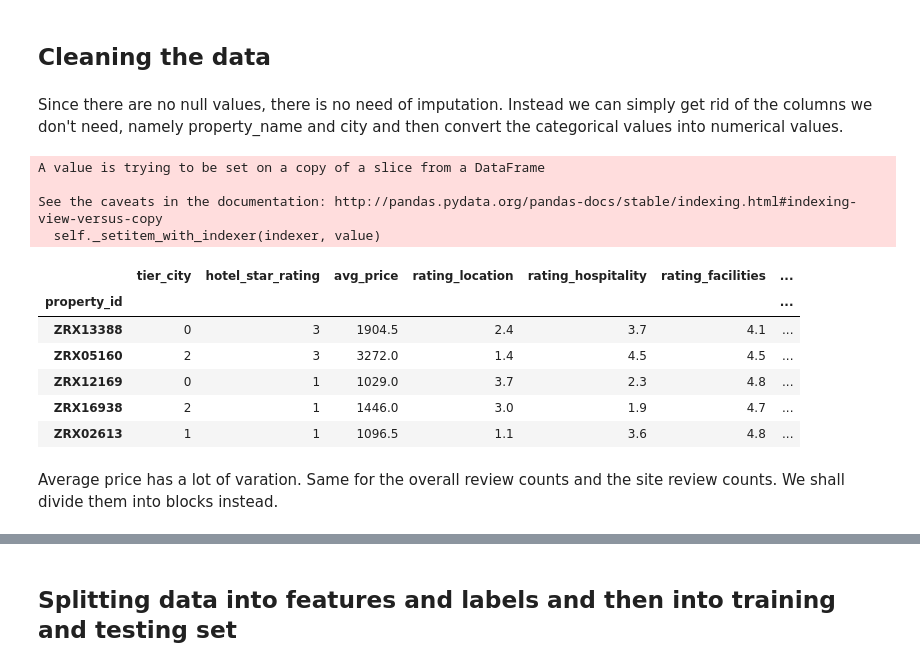
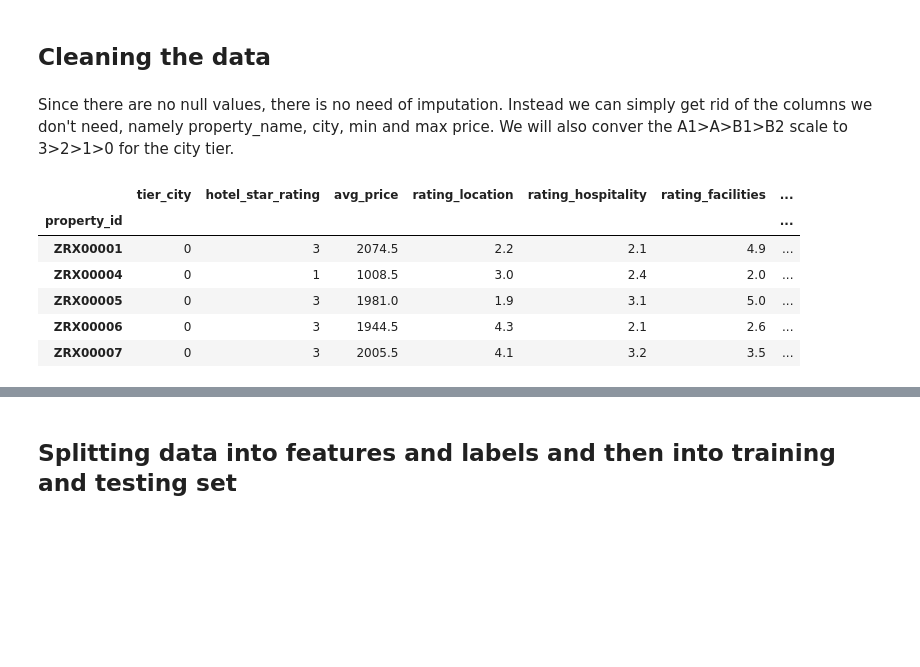
Before and after one commit to akashsara/chakravyuha18, a Jupyter notebook: CK.ipynb, the cells around one changed output, grey strips where cells are left out. Drawn from its saved outputs; the diff is of its cells as text; code cells hidden in the pictures; blank space fills up the shorter version.

```diff
--- a/CK.ipynb
+++ b/CK.ipynb
@@ -111,31 +129,24 @@ Name: value_segment, dtype: int64
 # %% [markdown]
 ## Cleaning the data
 # %% [markdown]
-Since there are no null values, there is no need of imputation. Instead we can simply get rid of the columns we don't need, namely property_name and city and then convert the categorical values into numerical values.
+Since there are no null values, there is no need of imputation. Instead we can simply get rid of the columns we don't need, namely property_name, city, min and max price. We will also conver the A1>A>B1>B2 scale to 3>2>1>0 for the city tier.
 # %%
 # For easier cleaning
 data_cleaner = [data_raw, data_validate]
 # %%
 for dataset in data_cleaner:
-    dataset['tier_city'].loc[dataset['tier_city'] == 'B2'] = 0
-    dataset['tier_city'].loc[dataset['tier_city'] == 'B1'] = 1
-    dataset['tier_city'].loc[dataset['tier_city'] == 'A'] = 2
-    dataset['tier_city'].loc[dataset['tier_city'] == 'A1'] = 3
+    dataset['tier_city'].replace('B2', 0, inplace=True)
+    dataset['tier_city'].replace('B1', 1, inplace=True)
+    dataset['tier_city'].replace('A', 2, inplace=True)
+    dataset['tier_city'].replace('A1', 3, inplace=True)
     dataset.drop(['property_name', 'city', 'min_price', 'max_price'], axis=1, inplace=True)
-# %% [output]
-A value is trying to be set on a copy of a slice from a DataFrame
-
-See the caveats in the documentation: http://pandas.pydata.org/pandas-docs/stable/indexing.html#indexing-view-versus-copy
-  self._setitem_with_indexer(indexer, value)
 # %%
-data_cleaner[0].sample(5)
+data_cleaner[0].head()
 # %% [output]
 |  | tier_city | hotel_star_rating | avg_price | rating_location | rating_hospitality | rating_facilities | ... |
 | property_id |  |  |  |  |  |  | ... |
-| ZRX13388 | 0 | 3 | 1904.5 | 2.4 | 3.7 | 4.1 | ... |
-| ZRX05160 | 2 | 3 | 3272.0 | 1.4 | 4.5 | 4.5 | ... |
-| ZRX12169 | 0 | 1 | 1029.0 | 3.7 | 2.3 | 4.8 | ... |
-| ZRX16938 | 2 | 1 | 1446.0 | 3.0 | 1.9 | 4.7 | ... |
-| ZRX02613 | 1 | 1 | 1096.5 | 1.1 | 3.6 | 4.8 | ... |
+| ZRX00001 | 0 | 3 | 2074.5 | 2.2 | 2.1 | 4.9 | ... |
+| ZRX00004 | 0 | 1 | 1008.5 | 3.0 | 2.4 | 2.0 | ... |
+| ZRX00005 | 0 | 3 | 1981.0 | 1.9 | 3.1 | 5.0 | ... |
+| ZRX00006 | 0 | 3 | 1944.5 | 4.3 | 2.1 | 2.6 | ... |
+| ZRX00007 | 0 | 3 | 2005.5 | 4.1 | 3.2 | 3.5 | ... |
-# %% [markdown]
-Average price has a lot of varation. Same for the overall review counts and the site review counts. We shall divide them into blocks instead.
```
Also changed, not shown: parts of 24 cells of this notebook, 2 other files.
